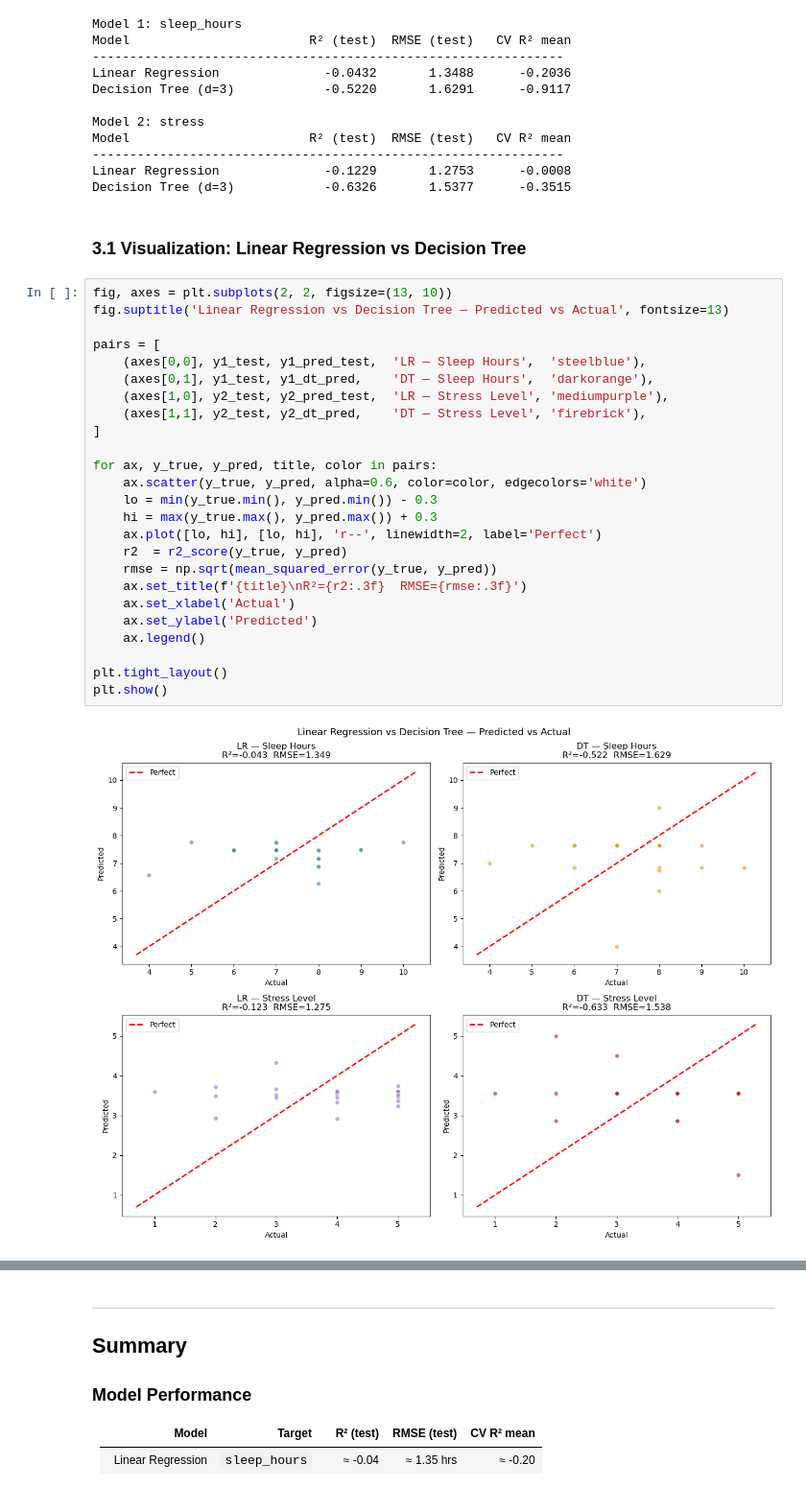
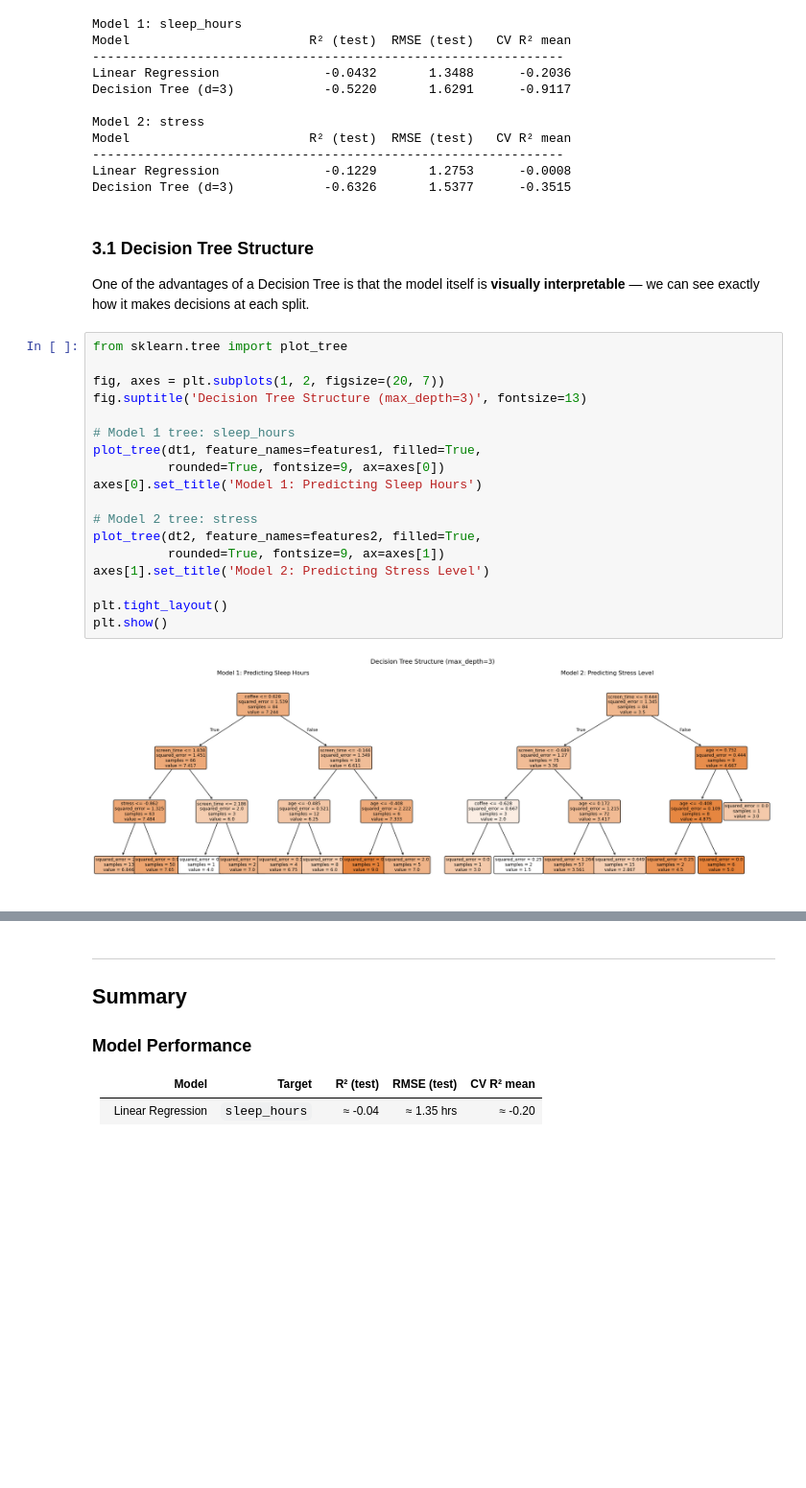
Before and after one commit to Serasb/DSA210-Project, a Jupyter notebook: ML.ipynb, the cells around one changed output, grey strips where cells are left out. Shown at 96% size. Saved outputs shown, nothing was run; the diff lists cells and outputs as text; blank space fills up the shorter version.

```diff
--- a/ML.ipynb
+++ b/ML.ipynb
@@ -466,31 +466,26 @@ Model                        R² (test)  RMSE (test)   CV R² mean
 Linear Regression              -0.1229       1.2753      -0.0008
 Decision Tree (d=3)            -0.6326       1.5377      -0.3515
 # %% [markdown]
-### 3.1 Visualization: Linear Regression vs Decision Tree
+### 3.1 Decision Tree Structure
+
+One of the advantages of a Decision Tree is that the model itself is **visually interpretable** — we can see exactly how it makes decisions at each split.
 # %%
-fig, axes = plt.subplots(2, 2, figsize=(13, 10))
-fig.suptitle('Linear Regression vs Decision Tree — Predicted vs Actual', fontsize=13)
+from sklearn.tree import plot_tree
 
-pairs = [
-    (axes[0,0], y1_test, y1_pred_test,  'LR — Sleep Hours',  'steelblue'),
-    (axes[0,1], y1_test, y1_dt_pred,    'DT — Sleep Hours',  'darkorange'),
-    (axes[1,0], y2_test, y2_pred_test,  'LR — Stress Level', 'mediumpurple'),
-    (axes[1,1], y2_test, y2_dt_pred,    'DT — Stress Level', 'firebrick'),
-]
+fig, axes = plt.subplots(1, 2, figsize=(20, 7))
+fig.suptitle('Decision Tree Structure (max_depth=3)', fontsize=13)
 
-for ax, y_true, y_pred, title, color in pairs:
-    ax.scatter(y_true, y_pred, alpha=0.6, color=color, edgecolors='white')
-    lo = min(y_true.min(), y_pred.min()) - 0.3
-    hi = max(y_true.max(), y_pred.max()) + 0.3
-    ax.plot([lo, hi], [lo, hi], 'r--', linewidth=2, label='Perfect')
-    r2  = r2_score(y_true, y_pred)
-    rmse = np.sqrt(mean_squared_error(y_true, y_pred))
-    ax.set_title(f'{title}\nR²={r2:.3f}  RMSE={rmse:.3f}')
-    ax.set_xlabel('Actual')
-    ax.set_ylabel('Predicted')
-    ax.legend()
+# Model 1 tree: sleep_hours
+plot_tree(dt1, feature_names=features1, filled=True,
+          rounded=True, fontsize=9, ax=axes[0])
+axes[0].set_title('Model 1: Predicting Sleep Hours')
+
+# Model 2 tree: stress
+plot_tree(dt2, feature_names=features2, filled=True,
+          rounded=True, fontsize=9, ax=axes[1])
+axes[1].set_title('Model 2: Predicting Stress Level')
 
 plt.tight_layout()
 plt.show()
 # %% [output]
-[figure, old version]
+[figure, new version]
```
Also changed, not shown: parts of 3 cells of this notebook.
